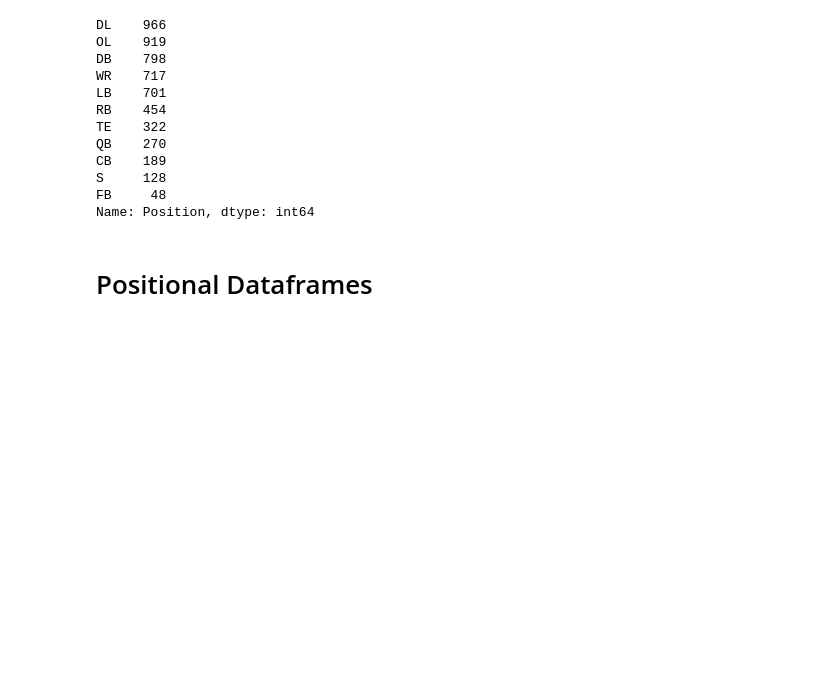
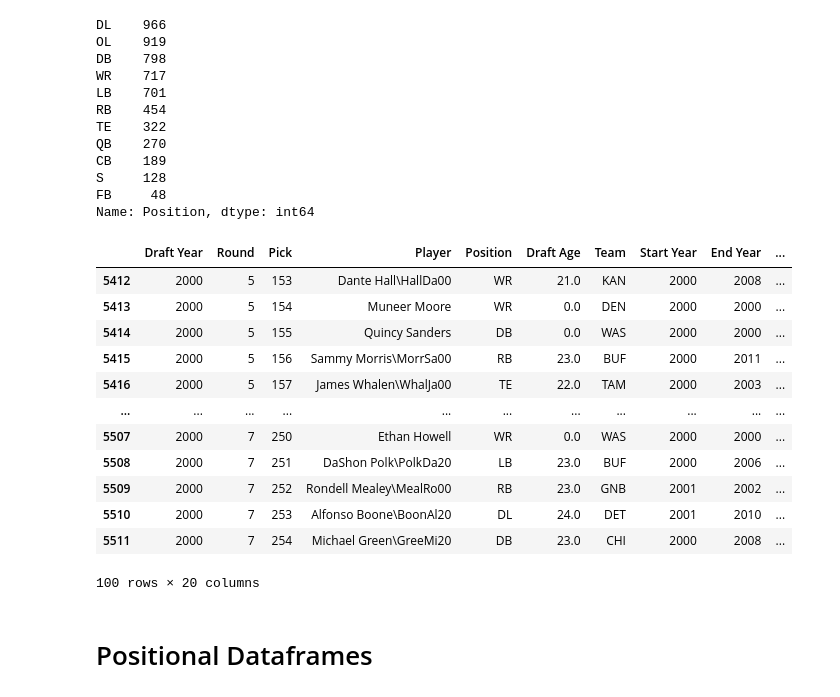
Before and after one commit to RileyCC56/NFL_Draft, a Jupyter notebook: Draft_data.ipynb, the cells around one changed output. Saved outputs shown, nothing was run; the diff lists cells and outputs as text; code cells hidden in the pictures; blank space fills up the shorter version.

```diff
--- a/Draft_data.ipynb
+++ b/Draft_data.ipynb
@@ -171,6 +171,26 @@ Name: Position, dtype: int64
 # %%
 # get data for drafts from 2000 to 2010
 #draft_df_2010 = draft_df.loc[draft_df.Draft_Yr <= 2010, :]
+# %%
+#Columns for Viz
+draft_df['first team'] = np.where(draft_df['First Team All-Pro'] >= 1, True, False)
+draft_df['PB'] = np.where(draft_df['Pro-Bowl Selections'] >= 1, True, False)
+# %%
+draft_df.tail (100)
+# %% [output]
+|  | Draft Year | Round | Pick | Player | Position | Draft Age | Team | Start Year | End Year | ... |
+| 5412 | 2000 | 5 | 153 | Dante Hall\HallDa00 | WR | 21.0 | KAN | 2000 | 2008 | ... |
+| 5413 | 2000 | 5 | 154 | Muneer Moore | WR | 0.0 | DEN | 2000 | 2000 | ... |
+| 5414 | 2000 | 5 | 155 | Quincy Sanders | DB | 0.0 | WAS | 2000 | 2000 | ... |
+| 5415 | 2000 | 5 | 156 | Sammy Morris\MorrSa00 | RB | 23.0 | BUF | 2000 | 2011 | ... |
+| 5416 | 2000 | 5 | 157 | James Whalen\WhalJa00 | TE | 22.0 | TAM | 2000 | 2003 | ... |
+| ... | ... | ... | ... | ... | ... | ... | ... | ... | ... | ... |
+| 5507 | 2000 | 7 | 250 | Ethan Howell | WR | 0.0 | WAS | 2000 | 2000 | ... |
+| 5508 | 2000 | 7 | 251 | DaShon Polk\PolkDa20 | LB | 23.0 | BUF | 2000 | 2006 | ... |
+| 5509 | 2000 | 7 | 252 | Rondell Mealey\MealRo00 | RB | 23.0 | GNB | 2001 | 2002 | ... |
+| 5510 | 2000 | 7 | 253 | Alfonso Boone\BoonAl20 | DL | 24.0 | DET | 2001 | 2010 | ... |
+| 5511 | 2000 | 7 | 254 | Michael Green\GreeMi20 | DB | 23.0 | CHI | 2000 | 2008 | ... |
+100 rows × 20 columns
 # %% [markdown]
 # Positional Dataframes
 # %%
```
